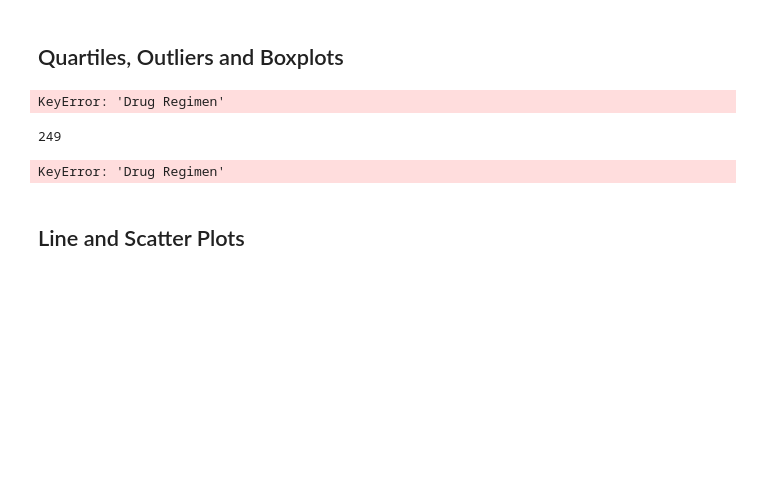
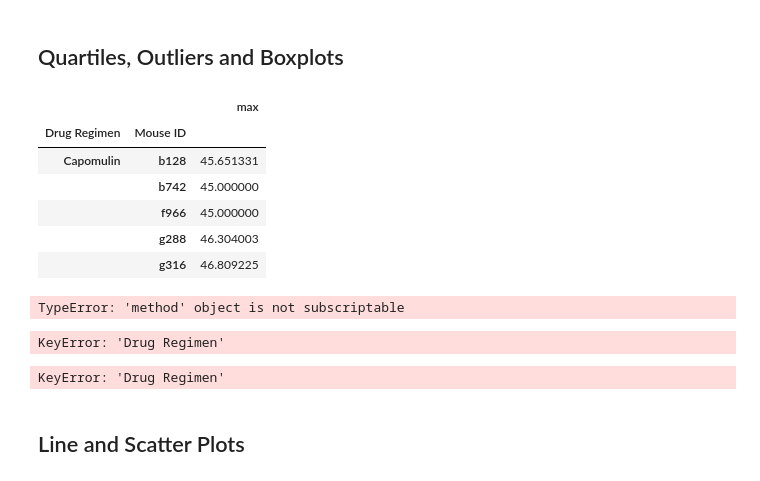
Before and after one commit to Yazz-01/Matplotlib_Pharma_Challenge, a Jupyter notebook: main_pharma.ipynb, the cells around one changed output. Cells and saved outputs as stored; diff of their text form; code cells hidden in the pictures; blank space fills up the shorter version.

```diff
--- a/main_pharma.ipynb
+++ b/main_pharma.ipynb
@@ -256,14 +257,31 @@ plt.pie(sizes, explode=explode, labels=labels, colors=colors,
 # %% [markdown]
 ## Quartiles, Outliers and Boxplots
+# %%
+final_tumor_vol = clean_study_df.groupby(["Drug Regimen","Mouse ID"])["Tumor Volume (mm3)"].agg([max])
+final_tumor_vol.head()
+# %% [output]
+|  |  | max |
+| Drug Regimen | Mouse ID |  |
+| Capomulin | b128 | 45.651331 |
+|  | b742 | 45.000000 |
+|  | f966 | 45.000000 |
+|  | g288 | 46.304003 |
+|  | g316 | 46.809225 |
 # %%
 # Calculate the final tumor volume per mouse across four treatment regimens: Capomulin, Ramicane, Infubinol, and Ceftamin
 
 # Final Tumor Volume per mouse per drug regime
 final_tumor_vol = clean_study_df.groupby(["Drug Regimen","Mouse ID"])["Tumor Volume (mm3)"].agg([np.max])
 
-# Filtering Drug Regime
-per_treatment= final_tumor_vol.loc[(final_tumor_vol["Drug Regimen"]=="Capomulin","Ramicane","Infubinol","Ceftamin"),:]
-per_treatment
+# Filtering Drug Regime:  Capomulin, Ramicane, Infubinol, and Ceftamin
+
+treatment = final_tumor_vol.filter(index=["Capomulin","Ramicane","Infubinol","Ceftamin"])
+treatment
+
+
+
+#per_treatment= final_tumor_vol[final_tumor_vol["Drug Regimen"].isin(["Capomulin","Ramicane","Infubinol","Ceftamin"])]
+#per_treatment
 
 
 
@@ -271,11 +289,12 @@ per_treatment
 # Merge this group df with the original dataframe to get the tumor volume at the last timepoint
 #len(per_treatment)
 # %% [output]
-KeyError: 'Drug Regimen'
+TypeError: 'method' object is not subscriptable
-# %%
-len(final_tumor_vol)
-# %% [output]
-249
+# %%
+per_treatment= final_tumor_vol[final_tumor_vol["Drug Regimen"].isin(["Capomulin","Ramicane","Infubinol","Ceftamin"])]
+per_treatment
+# %% [output]
+KeyError: 'Drug Regimen'
 # %%
 filtering = clean_study_df.groupby(["Drug Regimen","Mouse ID"])["Tumor Volume (mm3)"].agg([min]) #.sort_values(by=["Tumor Volume (mm3)"],ascending=False)
 
```
Also changed, not shown: parts of 3 cells of this notebook.
